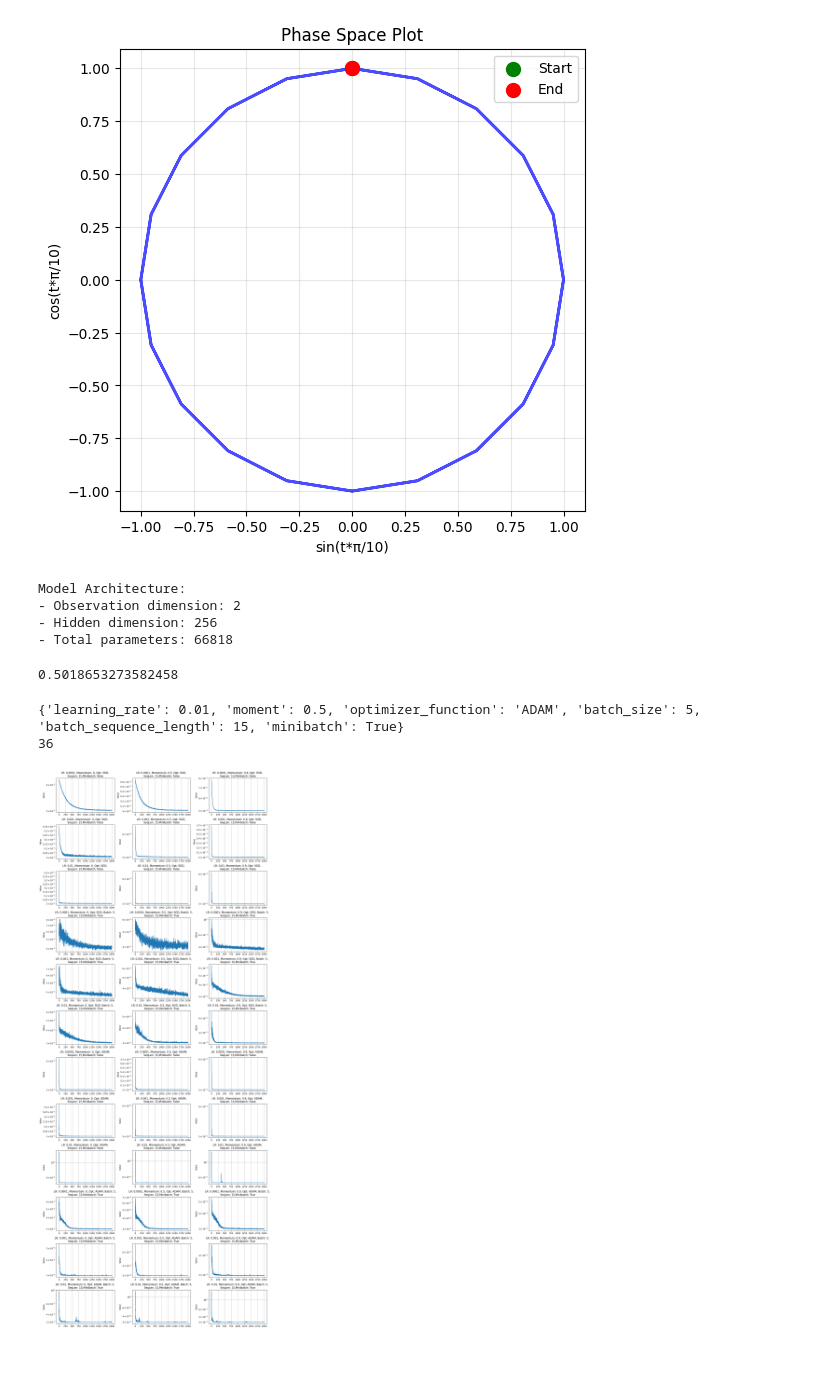
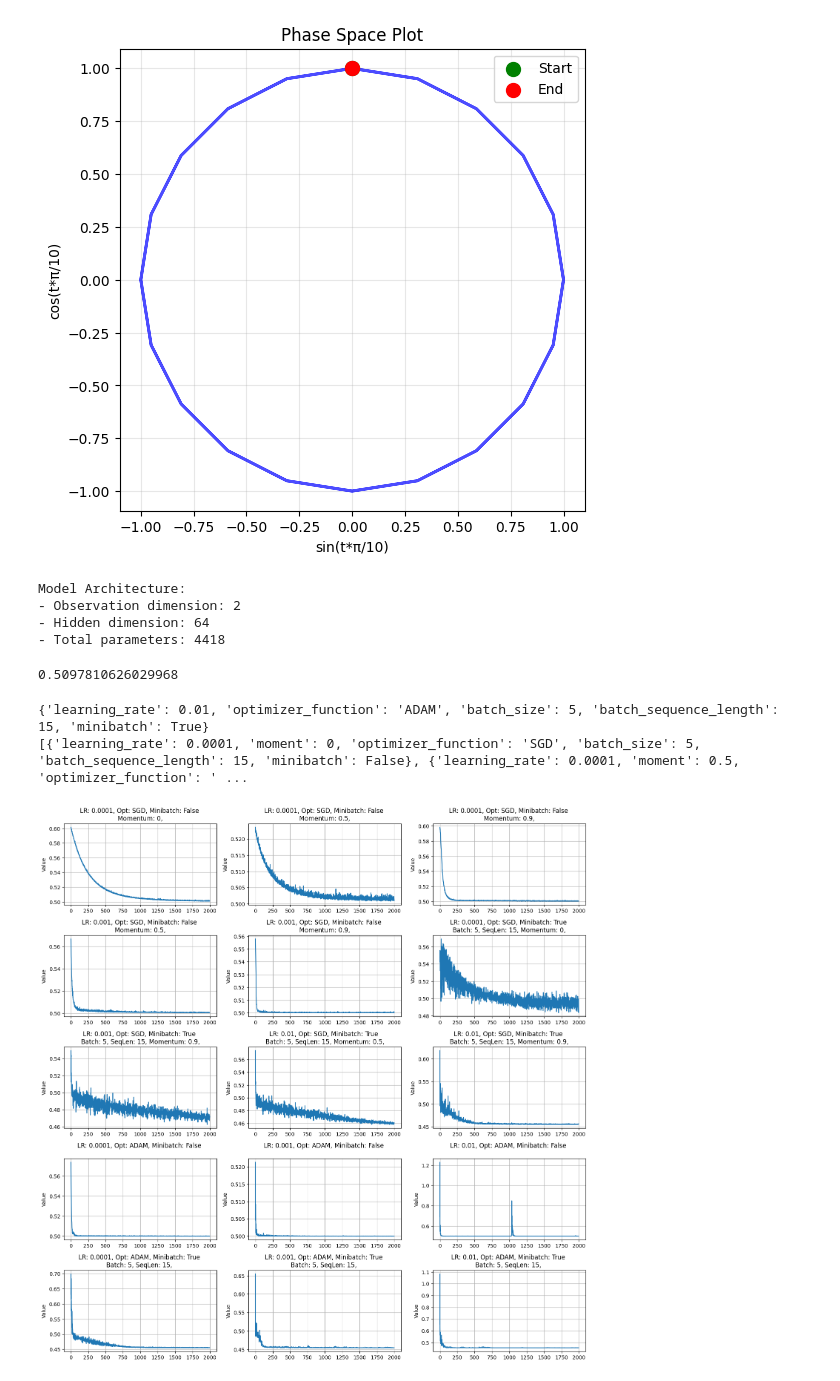
Before and after one commit to Sam-RvandV/TSM_SS2025, a Jupyter notebook: exercises/ex6/Rouppe-Sange-sheet06.ipynb, the cells around one changed output. Saved outputs shown, nothing was run; the diff lists cells and outputs as text; code cells hidden in the pictures.

```diff
--- a/exercises/ex6/Rouppe-Sange-sheet06.ipynb
+++ b/exercises/ex6/Rouppe-Sange-sheet06.ipynb
@@ -10,7 +10,7 @@ from matplotlib import pyplot as plt
 # TASK 2: Set the hidden size (dimension of z_t)
 # Try different values: start with 2, then 4, 8, 16...
 # Find the minimum number that works well
-hidden_size = 256 # TODO: Replace with your choice
+hidden_size = 64 # TODO: Replace with your choice
 
 # Training parameters
 epochs = 2000
@@ -130,7 +130,7 @@ class LatentRNN(nn.Module):
             outputs.append(x_hat)
 
         obs_output = tc.stack(outputs, dim=0)  # (seq_len, batch_size, obs_dim)
-        return obs_output, h.unsqueeze(0)  # match shape of (1, batch_size, latent_dim)
+        return obs_output, h  # match shape of (1, batch_size, latent_dim)
 
 
 # Initialize the model
@@ -143,10 +143,10 @@ print(f"- Total parameters: {sum(p.numel() for p in model.parameters())}")
 # %% [output]
 Model Architecture:
 - Observation dimension: 2
-- Hidden dimension: 256
-- Total parameters: 66818
+- Hidden dimension: 64
+- Total parameters: 4418
 # %%
-def train(model,learning_rate, moment=0, optimizer_function='SGD', print_loss=True, batch_size=1, batch_sequence_length=1,minibatch=False):
+def train(model,learning_rate,hidden_size, moment=0, optimizer_function='SGD', print_loss=True, batch_size=1, batch_sequence_length=1,minibatch=False):
     """
     Training function with configurable optimizers and mini-batching
 
@@ -324,28 +315,44 @@ min_loss = 10000
 for opt in optimisers:
     for b in minibatch:
         for lr in LR:
-            for i in moments:
+            if opt == 'SGD':
+                for i in moments:
+                    model = LatentRNN(observation_size, hidden_size)
+                    hparams = {'learning_rate':lr, 'moment':i,'optimizer_function':opt, 'batch_size':5, 'batch_sequence_length':15, 'minibatch':b}
+                    losses = train(model,lr, hidden_size, optimizer_function=opt,moment=i,
+                        print_loss=False, batch_size=5, batch_sequence_length=15,minibatch=b) # TODO: input the right hyperparameters
+                    if losses[-1] < min_loss:
+                        min_loss = losses[-1]
+                        print(min_loss)
+                        hparams_ll = hparams # least loss hyper params
+                        losses_list.append(losses)
+                        hyperparam_list.append(hparams)
+            else:
                 model = LatentRNN(observation_size, hidden_size)
-                hparams = {'learning_rate':lr, 'moment':i, 'optimizer_function':opt, 'batch_size':5, 'batch_sequence_length':15, 'minibatch':b}
-                losses = train(model,lr, moment=i, optimizer_function=opt,
-                    print_loss=False, batch_size=5, batch_sequence_length=10,minibatch=b) # TODO: input the right hyperparameters
+                hparams = {'learning_rate':lr, 'optimizer_function':opt, 'batch_size':5, 'batch_sequence_length':15, 'minibatch':b}
+                losses = train(model,lr, hidden_size, optimizer_function=opt,
+                    print_loss=False, batch_size=5, batch_sequence_length=15,minibatch=b) # TODO: input the right hyperparameters
                 if losses[-1] < min_loss:
                     min_loss = losses[-1]
                     print(min_loss)
                     hparams_ll = hparams # least loss hyper params
                 losses_list.append(losses)
                 hyperparam_list.append(hparams)
+
+
+
+
+num_plots = len(minibatch)*len(LR)*len(moments) + len(minibatch)*len(LR)
+print(num_plots)
 # %% [output]
-0.5018653273582458
+0.5097810626029968
 # %%
 print(hparams_ll)
 
-num_plots = len(optimisers)*len(minibatch)*len(LR)*len(moments)
-print(num_plots)
-
-plot_results(losses_list, hyperparam_list,nrows=13,ncols=3,log_y=True)
+#print(hyperparam_list)
+plot_results(losses_list, hyperparam_list,nrows=8,ncols=3)
 # %% [output]
-{'learning_rate': 0.01, 'moment': 0.5, 'optimizer_function': 'ADAM', 'batch_size': 5, 'batch_sequence_length': 15, 'minibatch': True}
-36
+{'learning_rate': 0.01, 'optimizer_function': 'ADAM', 'batch_size': 5, 'batch_sequence_length': 15, 'minibatch': True}
+[{'learning_rate': 0.0001, 'moment': 0, 'optimizer_function': 'SGD', 'batch_size': 5, 'batch_sequence_length': 15, 'minibatch': False}, {'learning_rate': 0.0001, 'moment': 0.5, 'optimizer_function': ' ...
-[figure, old version]
+[figure, new version]
 # %%
```
Also changed, not shown: parts of 4 cells of this notebook.
